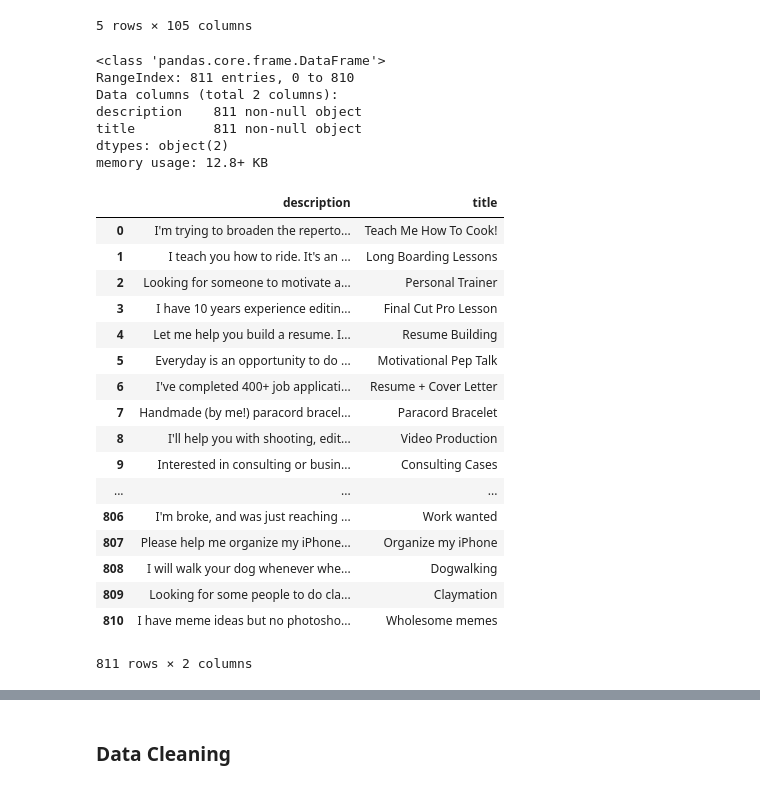
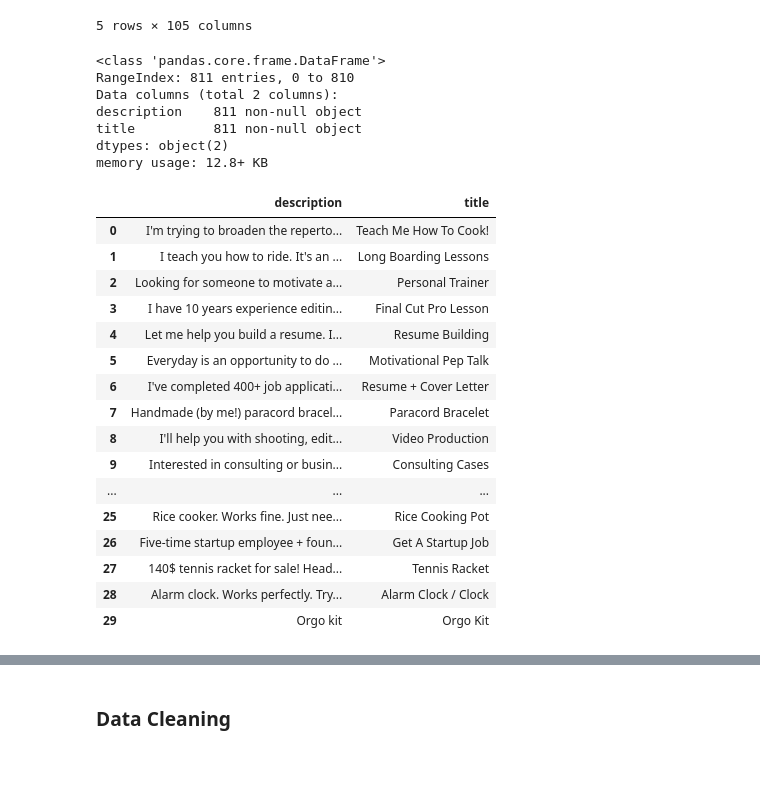
Before and after one commit to angelaaaateng/Projects, a Jupyter notebook: Pangea_RS_5.ipynb, the cells around one changed output, grey strips where cells are left out. Drawn from its saved outputs; the diff is of its cells as text; code cells hidden in the pictures.

```diff
--- a/Pangea_RS_5.ipynb
+++ b/Pangea_RS_5.ipynb
@@ -72,35 +72,34 @@ allposts.head()
 # %%
 # only select relevant columns --> post titles and descriptions
 allposts = allposts[['description', 'title']]
 allposts.info()
 allposts.shape
-allposts
+allposts[:30]
 # %% [output]
 <class 'pandas.core.frame.DataFrame'>
 RangeIndex: 811 entries, 0 to 810
 Data columns (total 2 columns):
 description    811 non-null object
 title          811 non-null object
 dtypes: object(2)
 memory usage: 12.8+ KB
 |  | description | title |
 | 0 | I'm trying to broaden the reperto... | Teach Me How To Cook! |
 | 1 | I teach you how to ride. It's an ... | Long Boarding Lessons |
 | 2 | Looking for someone to motivate a... | Personal Trainer |
 | 3 | I have 10 years experience editin... | Final Cut Pro Lesson |
 | 4 | Let me help you build a resume. I... | Resume Building |
 | 5 | Everyday is an opportunity to do ... | Motivational Pep Talk |
 | 6 | I've completed 400+ job applicati... | Resume + Cover Letter |
 | 7 | Handmade (by me!) paracord bracel... | Paracord Bracelet |
 | 8 | I'll help you with shooting, edit... | Video Production |
 | 9 | Interested in consulting or busin... | Consulting Cases |
 | ... | ... | ... |
-| 806 | I'm broke, and was just reaching ... | Work wanted |
-| 807 | Please help me organize my iPhone... | Organize my iPhone |
-| 808 | I will walk your dog whenever whe... | Dogwalking |
-| 809 | Looking for some people to do cla... | Claymation |
-| 810 | I have meme ideas but no photosho... | Wholesome memes |
+| 25 | Rice cooker. Works fine. Just nee... | Rice Cooking Pot |
+| 26 | Five-time startup employee + foun... | Get A Startup Job |
+| 27 | 140$ tennis racket for sale! Head... | Tennis Racket |
+| 28 | Alarm clock. Works perfectly. Try... | Alarm Clock / Clock |
+| 29 | Orgo kit | Orgo Kit |
-811 rows × 2 columns
 # %%
 #take all the post titles
 titles = allposts['title']
```
Also changed, not shown: parts of 5 cells of this notebook.
